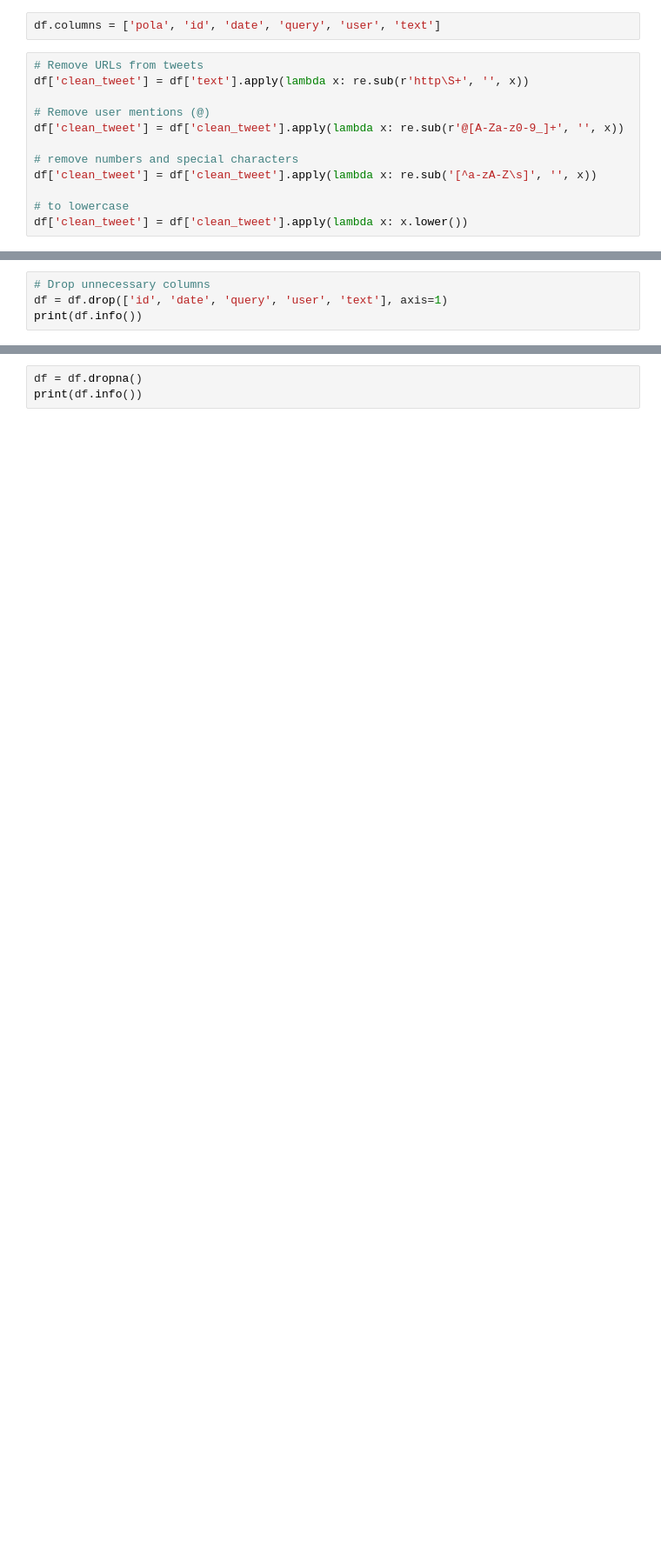
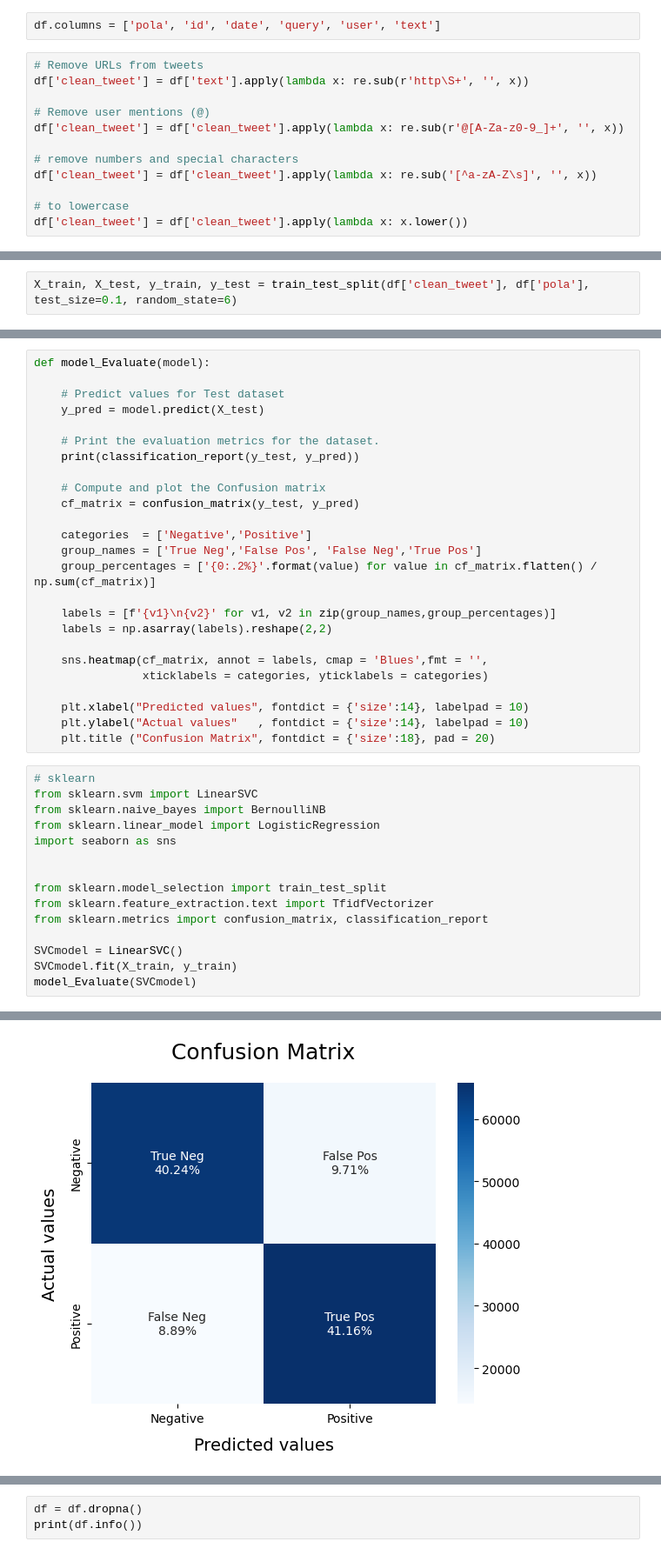
Before and after one commit to gjentig4/big_data, a Jupyter notebook: preprocessing_tweets.ipynb, the cells around one changed output, grey strips where cells are left out. Shown: that part at 87% size. Drawn from its saved outputs; the diff is of its cells as text; blank space fills up the shorter version.

```diff
--- a/preprocessing_tweets.ipynb
+++ b/preprocessing_tweets.ipynb
@@ -95,0 +163,2 @@ Index(['pola', 'id', 'date', 'query', 'user', 'text', 'clean_tweet'], dtype='obj
+# %%
+X_train, X_test, y_train, y_test = train_test_split(df['clean_tweet'], df['pola'], test_size=0.1, random_state=6)
@@ -96,5 +179,41 @@ Index(['pola', 'id', 'date', 'query', 'user', 'text', 'clean_tweet'], dtype='obj
+# %%
+def model_Evaluate(model):
+
+    # Predict values for Test dataset
+    y_pred = model.predict(X_test)
+
+    # Print the evaluation metrics for the dataset.
+    print(classification_report(y_test, y_pred))
+
+    # Compute and plot the Confusion matrix
+    cf_matrix = confusion_matrix(y_test, y_pred)
+
+    categories  = ['Negative','Positive']
+    group_names = ['True Neg','False Pos', 'False Neg','True Pos']
+    group_percentages = ['{0:.2%}'.format(value) for value in cf_matrix.flatten() / np.sum(cf_matrix)]
+
+    labels = [f'{v1}\n{v2}' for v1, v2 in zip(group_names,group_percentages)]
+    labels = np.asarray(labels).reshape(2,2)
+
+    sns.heatmap(cf_matrix, annot = labels, cmap = 'Blues',fmt = '',
+                xticklabels = categories, yticklabels = categories)
+
+    plt.xlabel("Predicted values", fontdict = {'size':14}, labelpad = 10)
+    plt.ylabel("Actual values"   , fontdict = {'size':14}, labelpad = 10)
+    plt.title ("Confusion Matrix", fontdict = {'size':18}, pad = 20)
 # %%
-# Drop unnecessary columns
-df = df.drop(['id', 'date', 'query', 'user', 'text'], axis=1)
-print(df.info())
+# sklearn
+from sklearn.svm import LinearSVC
+from sklearn.naive_bayes import BernoulliNB
+from sklearn.linear_model import LogisticRegression
+import seaborn as sns
+
+
+from sklearn.model_selection import train_test_split
+from sklearn.feature_extraction.text import TfidfVectorizer
+from sklearn.metrics import confusion_matrix, classification_report
+
+SVCmodel = LinearSVC()
+SVCmodel.fit(X_train, y_train)
+model_Evaluate(SVCmodel)
 # %% [output]
@@ -110,0 +228 @@ None
+[figure, added]
```
Also changed, not shown: parts of 18 cells of this notebook.
